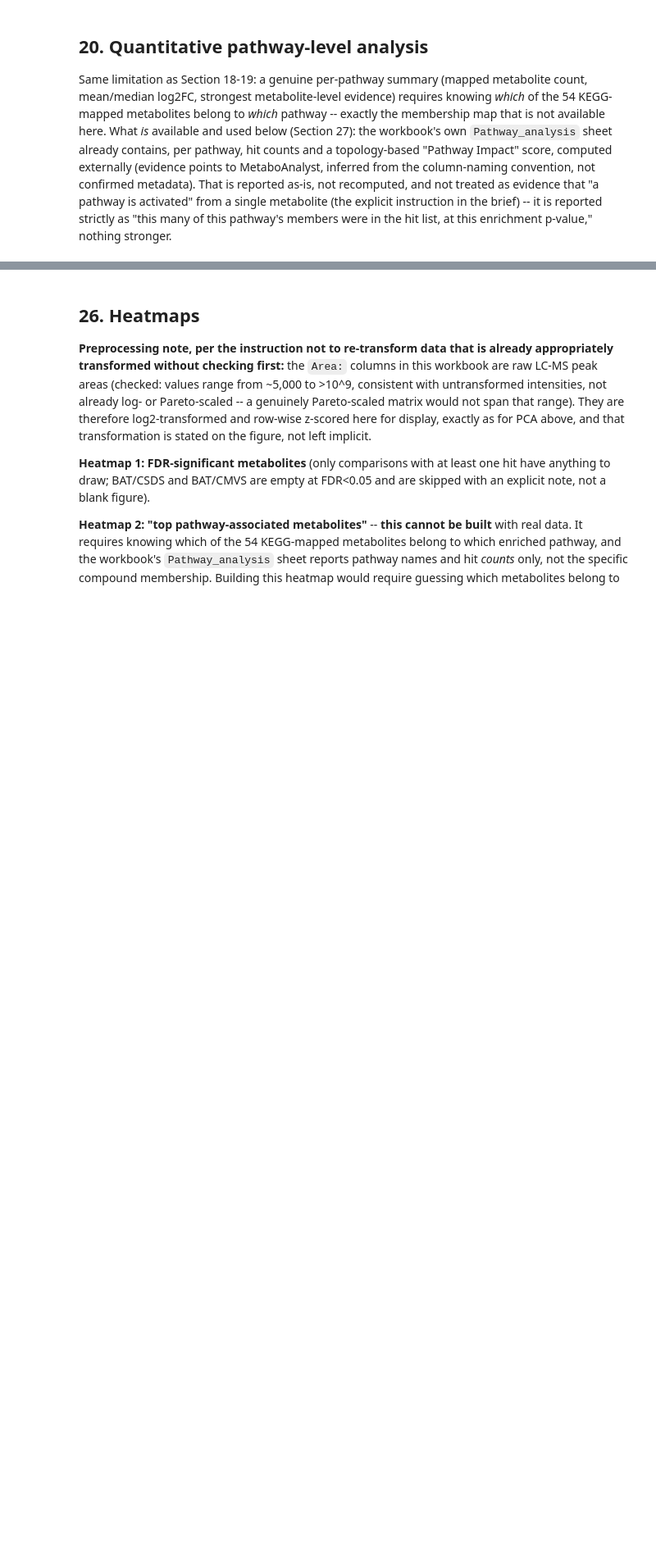
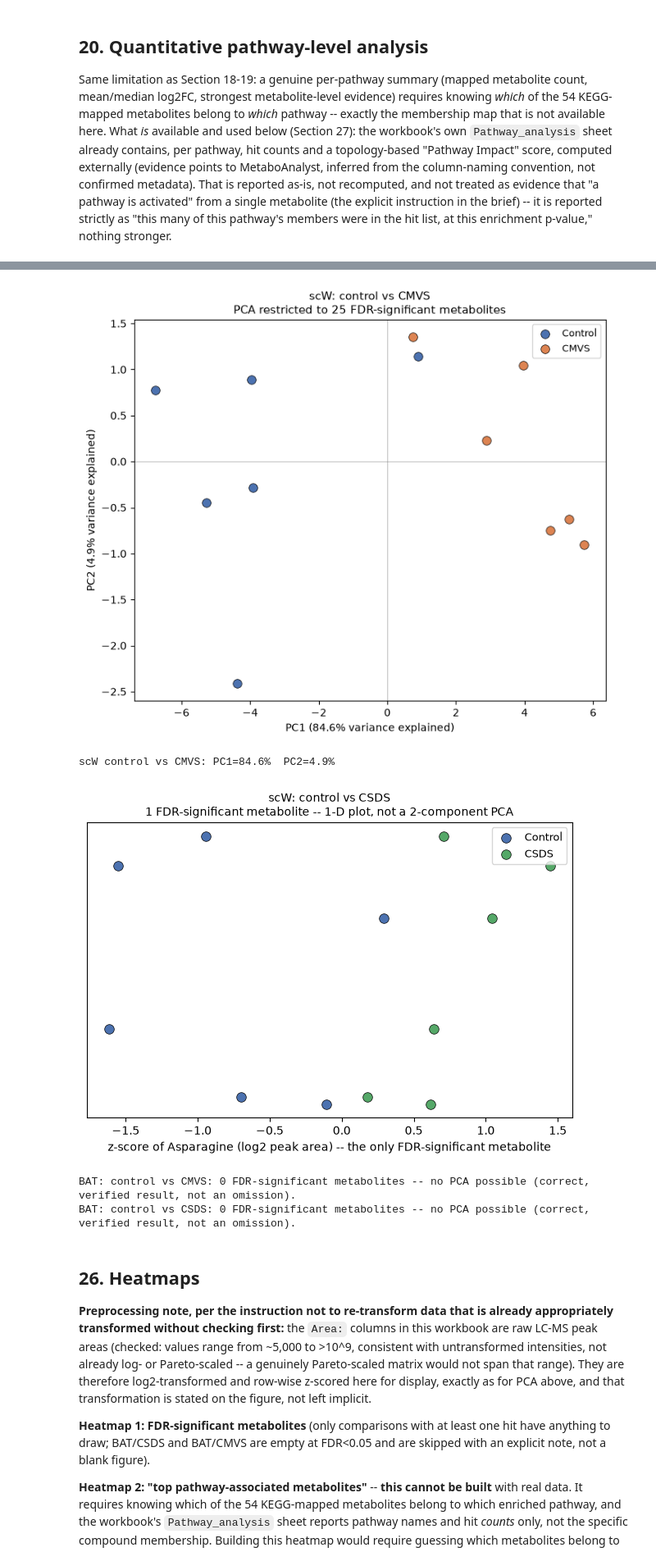
Before and after one commit to jovitaand/The-Effects-of-Stress-in-Gene-Expression-in-Adipose-Tissues, a Jupyter notebook: metabolomics_enrichment_analysis/notebooks/metabolomics_enrichment_pathway_analysis.ipynb, the cells around one changed output, grey strips where cells are left out. Shown at 82% size. Cells and saved outputs as stored; diff of their text form; code cells hidden in the pictures; blank space fills up the shorter version.

```diff
--- a/metabolomics_enrichment_analysis/notebooks/metabolomics_enrichment_pathway_analysis.ipynb
+++ b/metabolomics_enrichment_analysis/notebooks/metabolomics_enrichment_pathway_analysis.ipynb
@@ -1034,3 +998,79 @@ BAT: PC1=32.1%  PC2=12.6%  (cumulative 44.7%)
+# %%
+def create_comparison_pca(df, tissue, case, table, area_cols_all, random_seed=RANDOM_SEED):
+    sig_names = table.loc[table["FDR_significant (adj.p<0.05)"], "Metabolite"].tolist()
+    title_base = f"{tissue}: control vs {case}"
+
+    if len(sig_names) == 0:
+        print(f"{title_base}: 0 FDR-significant metabolites -- no PCA possible (correct, verified result, not an omission).")
+        return None
+
+    comparison_cols = [c for c in area_cols_all if f"Area: {tissue}_Aq_" in c
+                        and (f"{tissue}_Aq_{case}" in c or f"{tissue}_Aq_control" in c)]
+    labels = np.array(["Control" if "control" in c else case for c in comparison_cols])
+
+    idx = df["Metabolite"].astype(str).isin(sig_names)
+    matrix = df.loc[idx, comparison_cols].astype(float).values.T  # samples x significant metabolites
+    log_matrix = np.log2(matrix)
+    z = (log_matrix - log_matrix.mean(axis=0)) / log_matrix.std(axis=0, ddof=1)
+
+    if len(sig_names) == 1:
+        # Degenerate case: one feature has one axis of variation, not two.
+        # A true 2-component PCA cannot be shown; a 1-D strip plot of that
+        # single metabolite's z-score is shown instead, explicitly labelled.
+        fig, ax = plt.subplots(figsize=(6, 4.5), layout="constrained")
+        for group in ["Control", case]:
+            mask = labels == group
+            jitter = (np.random.default_rng(random_seed).random(mask.sum()) - 0.5) * 0.08
+            ax.scatter(z[mask, 0], jitter, label=group, s=70,
+                       color=GROUP_COLOURS[group], edgecolors="black", linewidths=0.5)
+        ax.set_xlabel(f"z-score of {sig_names[0]} (log2 peak area) -- the only FDR-significant metabolite")
+        ax.set_yticks([])
+        ax.set_title(f"{title_base}\n1 FDR-significant metabolite -- 1-D plot, not a 2-component PCA", fontsize=10)
+        ax.legend(fontsize=9)
+        fig.savefig(os.path.join(FIGURES_DIR, "PCA", f"PCA_{tissue}_{case}.png"), dpi=200, facecolor="white")
+        fig.savefig(os.path.join(FIGURES_DIR, "PCA", f"PCA_{tissue}_{case}.svg"), facecolor="white")
+        plt.show()
+        return None
+
+    n_components = min(2, z.shape[1], z.shape[0] - 1)
+    pca = PCA(n_components=n_components, random_state=random_seed)
+    scores = pca.fit_transform(z)
+    var_explained = pca.explained_variance_ratio_ * 100
+
+    fig, ax = plt.subplots(figsize=(7, 6), layout="constrained")
+    for group in ["Control", case]:
+        mask = labels == group
+        y_vals = scores[mask, 1] if n_components > 1 else np.zeros(mask.sum())
+        ax.scatter(scores[mask, 0], y_vals, label=group, s=70,
+                   color=GROUP_COLOURS[group], edgecolors="black", linewidths=0.5)
+    ax.set_xlabel(f"PC1 ({var_explained[0]:.1f}% variance explained)")
+    ax.set_ylabel(f"PC2 ({var_explained[1]:.1f}% variance explained)" if n_components > 1 else "(only 1 component supported)")
+    ax.set_title(f"{title_base}\nPCA restricted to {len(sig_names)} FDR-significant metabolites", fontsize=11)
+    ax.legend(fontsize=9)
+    ax.axhline(0, color="grey", linewidth=0.4)
+    ax.axvline(0, color="grey", linewidth=0.4)
+
+    fig.savefig(os.path.join(FIGURES_DIR, "PCA", f"PCA_{tissue}_{case}.png"), dpi=200, facecolor="white")
+    fig.savefig(os.path.join(FIGURES_DIR, "PCA", f"PCA_{tissue}_{case}.svg"), facecolor="white")
+    plt.show()
+
+    return var_explained
+
+
+pca_variance = {}
+for tissue, case in COMPARISONS:
+    pca_variance[(tissue, case)] = create_comparison_pca(
+        annotation_clean, tissue, case, comparison_tables[(tissue, case)], area_cols
+    )
+    if pca_variance[(tissue, case)] is not None:
+        ve = pca_variance[(tissue, case)]
+        print(f"{tissue} control vs {case}: PC1={ve[0]:.1f}%" + (f"  PC2={ve[1]:.1f}%" if len(ve) > 1 else ""))
+# %% [output]
+[figure, added]
+scW control vs CMVS: PC1=84.6%  PC2=4.9%
+[figure, added]
+BAT: control vs CMVS: 0 FDR-significant metabolites -- no PCA possible (correct, verified result, not an omission).
+BAT: control vs CSDS: 0 FDR-significant metabolites -- no PCA possible (correct, verified result, not an omission).
 # %% [markdown]
 ## 26. Heatmaps
 
```
Also changed, not shown: parts of 8 cells of this notebook, 46 other files.
